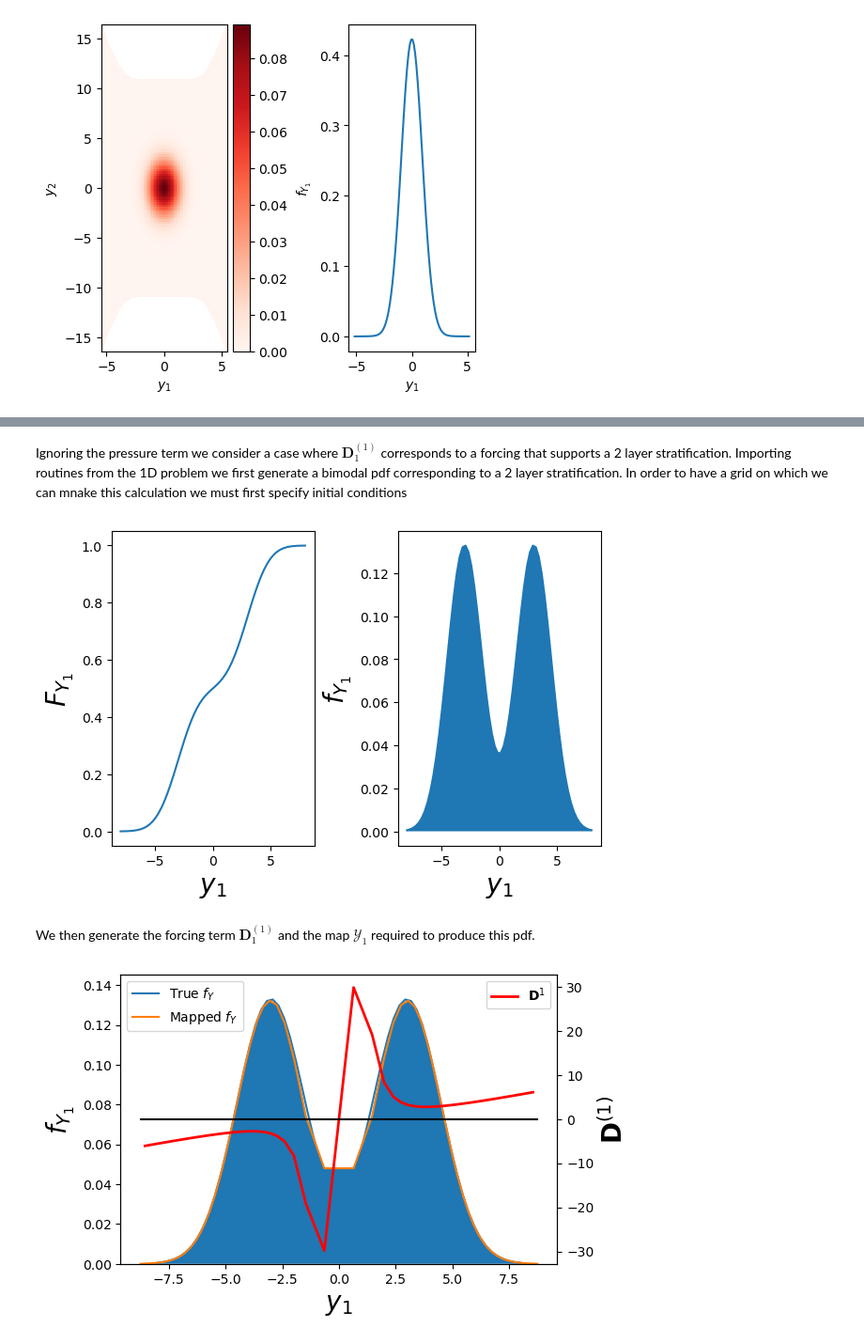
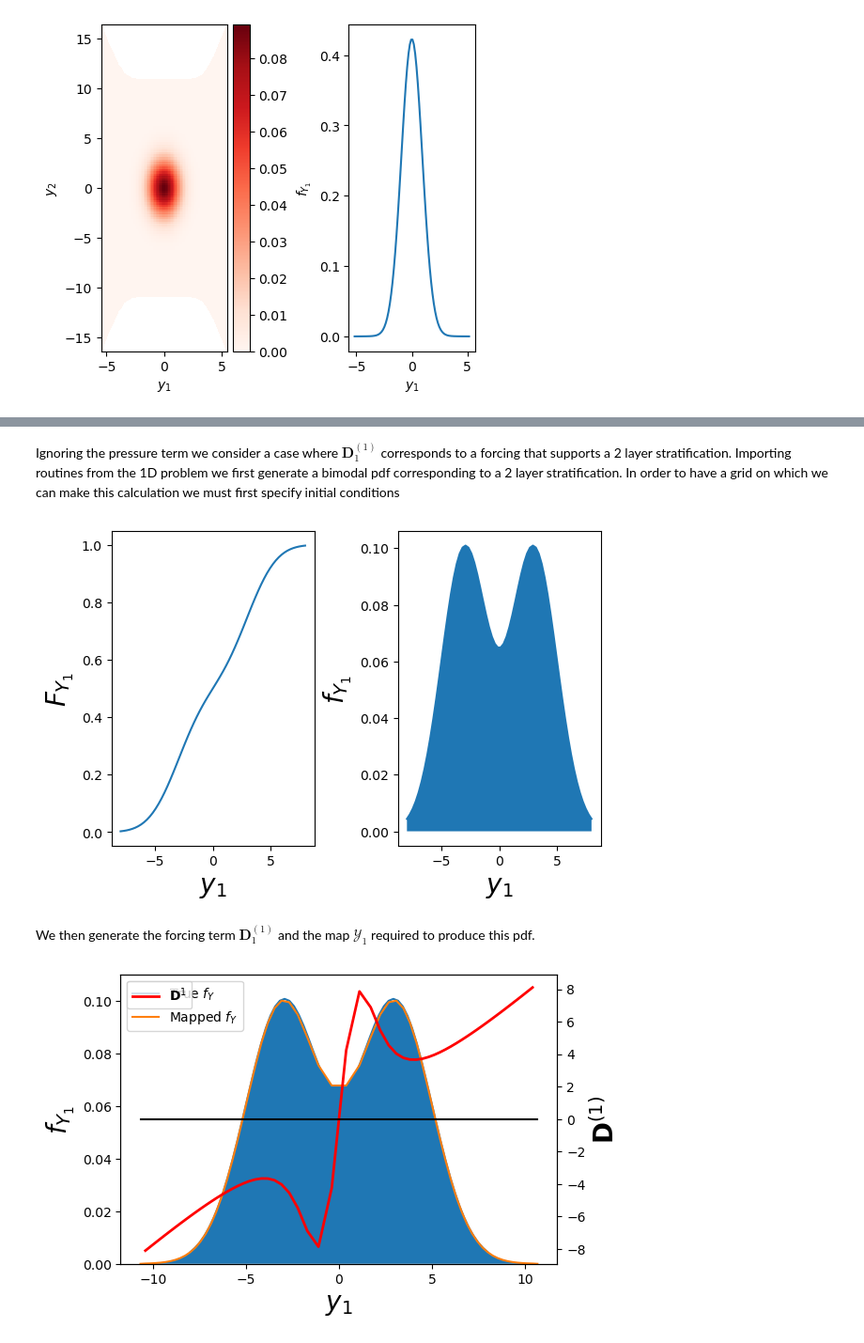
Before and after one commit to mannixp/D.strafity-mapping, a Jupyter notebook: Mapping/Part3_Mapping_2d_fBW.ipynb, the cells around one changed output, grey strips where cells are left out. Shown at 94% size. Cells and saved outputs as stored; diff of their text form; code cells hidden in the pictures.

Commit message:
Updated notation and added forcing 2D

```diff
--- a/Mapping/Part3_Mapping_2d_fBW.ipynb
+++ b/Mapping/Part3_Mapping_2d_fBW.ipynb
@@ -257,7 +260,7 @@ def map_to_pdf(z1,Y1,z2_2d,Y2):
     # Compute the marginal pdfs f_1,f_2
     f_1   = fc_1
     y1_1d = Y1
-    assert (1 - np.trapezoid(y=f_1,x=y1_1d))**2 < 1e-03
+    assert (1 - np.trapz(y=f_1,x=y1_1d))**2 < 1e-03
 
     # f_2   =
     # y2_1d =
@@ -387,5 +390,5 @@ For the first term $\mathbf{D}^{(1)}_1$ we could use the fact that the equation
 # %% [markdown]
-Ignoring the pressure term we consider a case where $\mathbf{D}^{(1)}_1$ corresponds to a forcing that supports a 2 layer stratification. Importing routines from the 1D problem we first generate a bimodal pdf corresponding to a 2 layer stratification. In order to have a grid on which we can mnake this calculation we must first specify initial conditions
+Ignoring the pressure term we consider a case where $\bm{D}^{(1)}_1$ corresponds to a forcing that supports a 2 layer stratification. Importing routines from the 1D problem we first generate a bimodal pdf corresponding to a 2 layer stratification. In order to have a grid on which we can make this calculation we must first specify initial conditions
 # %%
 # Initial condition
 σ1 = 2
@@ -401,7 +404,7 @@ from Part2_Mapping_Stratification_1d import make_F_Y, make_f_Y
 
 # Location of 'interface(s)'
 loc = [-3, 3]  # Mean/height of the layer
-std = [1.5, 1.5]  # Standard deviation of the layer
+std = [2, 2]  # Standard deviation of the layer, we must choose std large for numerical reasons
 amp = [1, 1]  # Changes the maximum and minimum buoyancy of the layer
 
 # Enforce normalisation
@@ -428,43 +431,43 @@ ax2.set_xlabel(r'$y_1$', fontsize=20)
 
 plt.show()
 # %% [output]
-[figure, old version]
+[figure, new version]
 # %% [markdown]
-We then generate the forcing term $\mathbf{D}^{(1)}_1$ and the map $\mathscr{Y}_1$ required to produce this pdf.
+We then generate the forcing term $\bm{D}^{(1)}_1$ and the map $\mathscr{Y}_1$ required to produce this pdf.
 # %%
 # B) Generate the forcing and the map Y_ required to produce this pdf
 
 from Part2_Mapping_Stratification_1d import make_map
 
 Y1_= make_map(F_Y1, z1)
 F1 = -L1@Y1_ # Here we use F1 instead of D^(1)_1 for the forcing as D has been used in code to refer to derivatives
 
 # Check the mapped pdf matches
 dY_dz = grad(z1) @ Y1_
 f1_   = g(z1)/dY_dz
 
 fig = plt.figure(figsize=(6, 4))
 ax1 = plt.gca()
 ax2 = ax1.twinx()
 
 ax1.plot(Y1, f_Y1(Y1), label=r'True $f_Y$')
 ax1.plot(Y1_, f1_, label=r'Mapped $f_Y$')
 ax1.fill_between(Y1_, f1_)
 #ax1.set_xlim([0, 1])
 ax1.set_ylim([0, 1.1*np.max(f1_)])
 ax1.set_xlabel(r'$y_1$', fontsize=20)
 ax1.set_ylabel(r'$f_{Y_1}$', fontsize=20)
 ax1.legend(loc=2)
 
-ax2.plot(Y1_[1:-1], F1[1:-1], '-r', linewidth=2, label=r'$\mathbf{D}^1$')
+ax2.plot(Y1_[1:-1], F1[1:-1], '-r', linewidth=2, label=r'$\bm{D}^1$')
 ax2.plot(Y1_, 0*Y1_, '-k')
 #ax2.set_xlim([0, 1])
-ax2.set_ylabel(r'$\mathbf{D}^{(1)}$', fontsize=20)
+ax2.set_ylabel(r'$\bm{D}^{(1)}$', fontsize=20)
 ax2.legend()
 
 plt.show()
 # %% [output]
-[figure, old version]
+[figure, new version]
 # %%
 dt = 0.001
 nt = 2000
```
Also changed, not shown: parts of 13 cells of this notebook, 4 other files.
